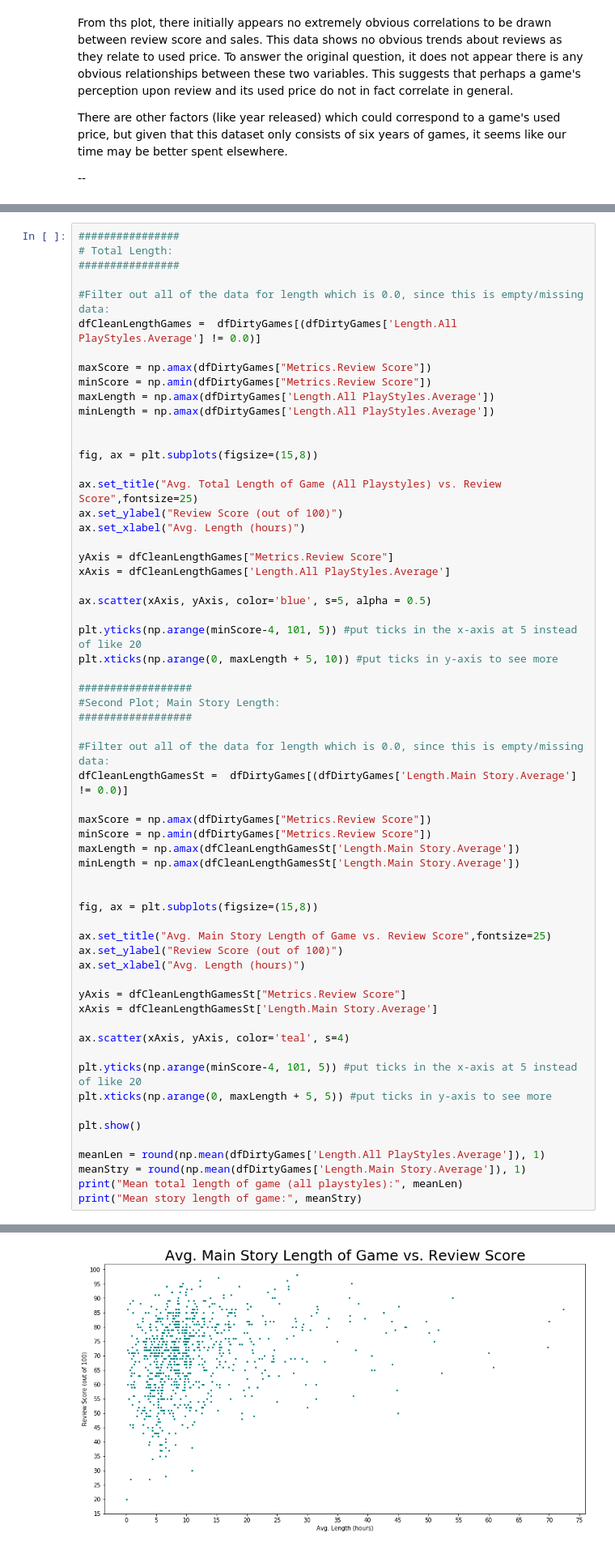
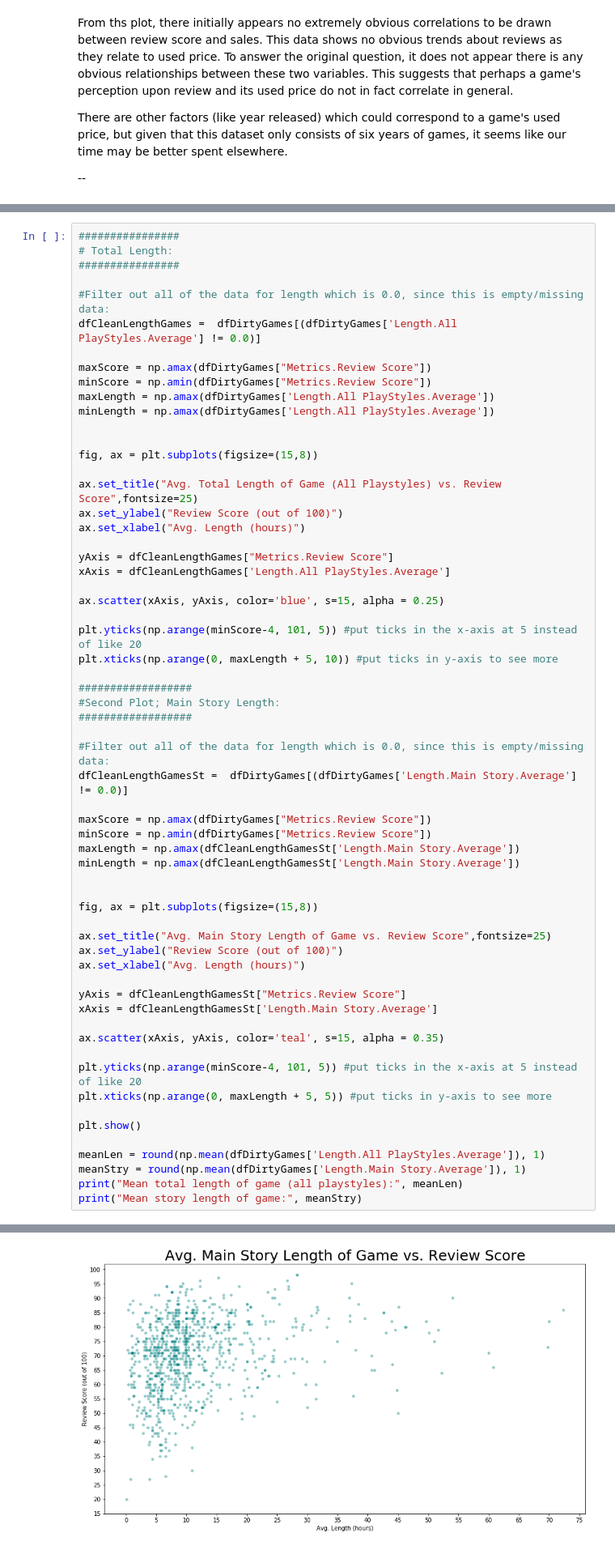
Before and after one commit to RadArcadeKid/probability-final, a Jupyter notebook: FinalProject_Pantleo_Henson_checkpoint2.ipynb, the cells around one changed output, grey strips where cells are left out. Shown at 81% size. Saved outputs shown, nothing was run; the diff lists cells and outputs as text.

```diff
--- a/FinalProject_Pantleo_Henson_checkpoint2.ipynb
+++ b/FinalProject_Pantleo_Henson_checkpoint2.ipynb
@@ -199,7 +197,7 @@ ax.set_xlabel("Avg. Length (hours)")
 yAxis = dfCleanLengthGames["Metrics.Review Score"]
 xAxis = dfCleanLengthGames['Length.All PlayStyles.Average']
 
-ax.scatter(xAxis, yAxis, color='blue', s=5, alpha = 0.5)
+ax.scatter(xAxis, yAxis, color='blue', s=15, alpha = 0.25)
 
 plt.yticks(np.arange(minScore-4, 101, 5)) #put ticks in the x-axis at 5 instead of like 20
 plt.xticks(np.arange(0, maxLength + 5, 10)) #put ticks in y-axis to see more
@@ -226,7 +224,7 @@ ax.set_xlabel("Avg. Length (hours)")
 yAxis = dfCleanLengthGamesSt["Metrics.Review Score"]
 xAxis = dfCleanLengthGamesSt['Length.Main Story.Average']
 
-ax.scatter(xAxis, yAxis, color='teal', s=4)
+ax.scatter(xAxis, yAxis, color='teal', s=15, alpha = 0.35)
 
 plt.yticks(np.arange(minScore-4, 101, 5)) #put ticks in the x-axis at 5 instead of like 20
 plt.xticks(np.arange(0, maxLength + 5, 5)) #put ticks in y-axis to see more
@@ -242,4 +240,4 @@ print("Mean story length of game:", meanStry)
-[figure, old version]
+[figure, new version]
 Mean total length of game (all playstyles): 13.7
 Mean story length of game: 8.5
 # %% [markdown]
```
Also changed, not shown: parts of 21 cells of this notebook.
